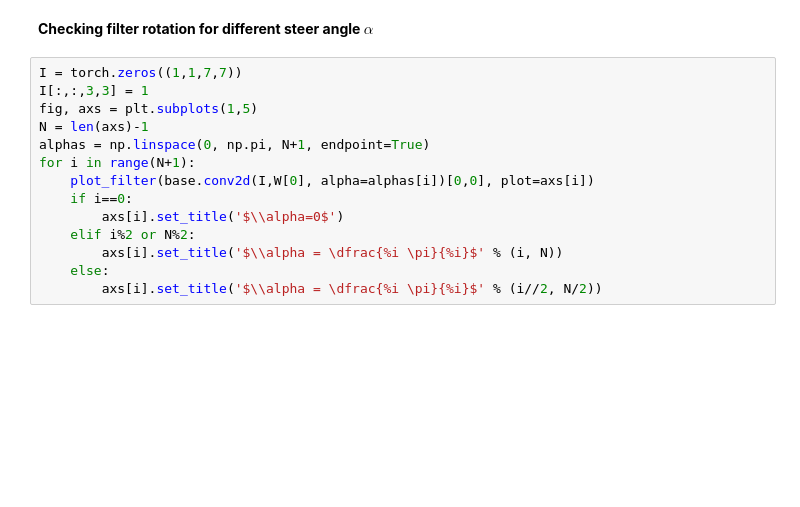
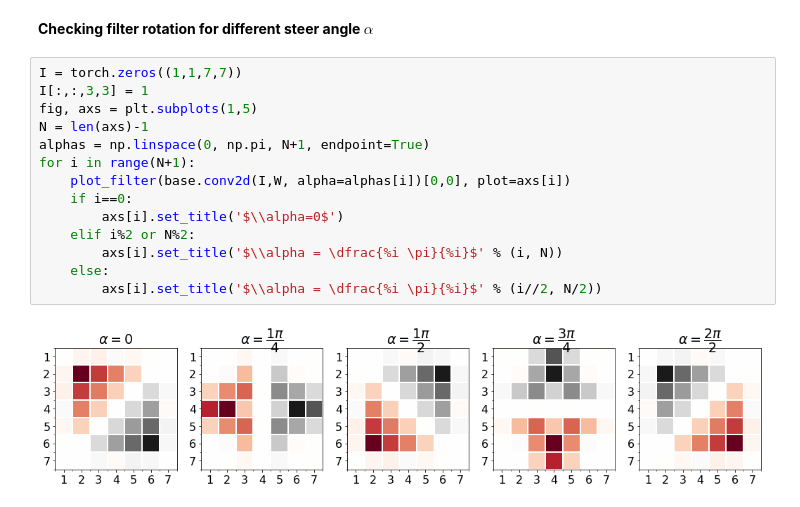
Before and after one commit to gabriel-lepetitaimon/steered-fcnn, a Jupyter notebook: notebooks/ImplementationCheck/OrientednessAnalysis.ipynb, the cells around one changed output. Cells and saved outputs as stored; diff of their text form; blank space fills up the shorter version.

```diff
--- a/notebooks/ImplementationCheck/OrientednessAnalysis.ipynb
+++ b/notebooks/ImplementationCheck/OrientednessAnalysis.ipynb
@@ -232,14 +291,16 @@ KeyError: 'y_approx'
 # %%
 I = torch.zeros((1,1,7,7))
 I[:,:,3,3] = 1
 fig, axs = plt.subplots(1,5)
 N = len(axs)-1
 alphas = np.linspace(0, np.pi, N+1, endpoint=True)
 for i in range(N+1):
-    plot_filter(base.conv2d(I,W[0], alpha=alphas[i])[0,0], plot=axs[i])
+    plot_filter(base.conv2d(I,W, alpha=alphas[i])[0,0], plot=axs[i])
     if i==0:
         axs[i].set_title('$\\alpha=0$')
     elif i%2 or N%2:
         axs[i].set_title('$\\alpha = \dfrac{%i \pi}{%i}$' % (i, N))
     else:
         axs[i].set_title('$\\alpha = \dfrac{%i \pi}{%i}$' % (i//2, N/2))
+# %% [output]
+[figure, added]
```
Also changed, not shown: parts of 16 cells of this notebook, 2 other files.
